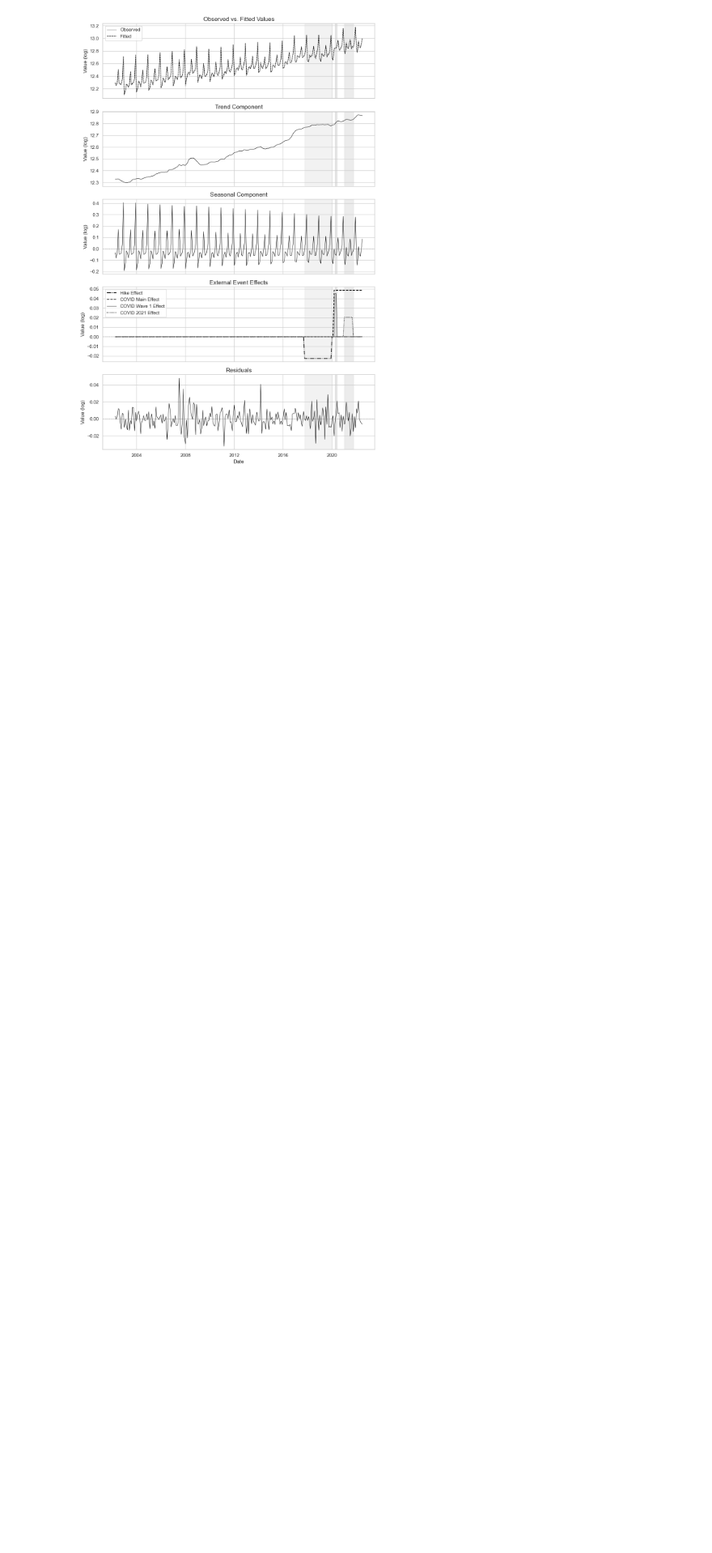
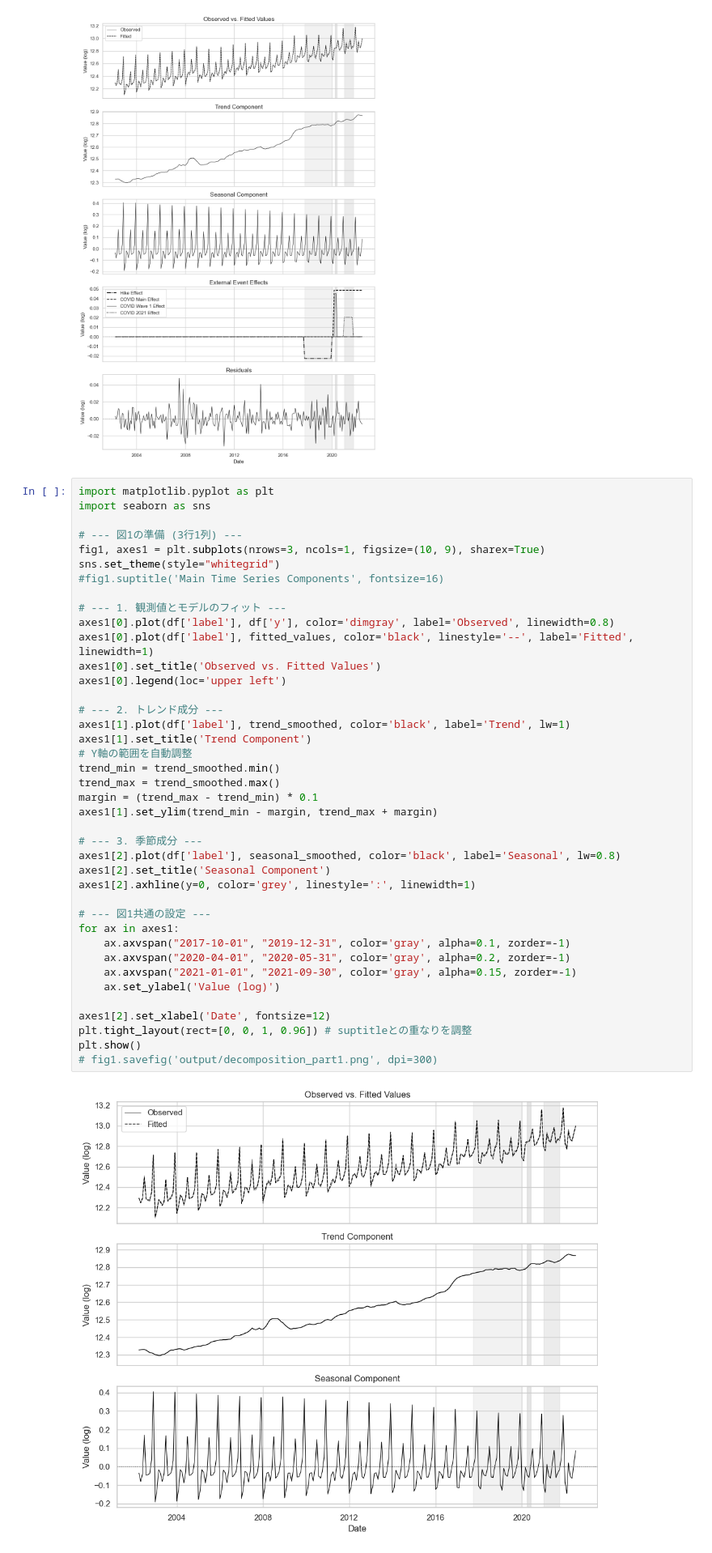
Before and after one commit to Fuga420/Transport_amount_project, a Jupyter notebook: notebooks/Transport_amount.ipynb, the cells around one changed output. Shown at 81% size. Saved outputs shown, nothing was run; the diff lists cells and outputs as text; blank space fills up the shorter version.

```diff
--- a/notebooks/Transport_amount.ipynb
+++ b/notebooks/Transport_amount.ipynb
@@ -1812,3 +1812,45 @@ plt.tight_layout()
 plt.show()
 # %% [output]
 [figure]
+# %%
+import matplotlib.pyplot as plt
+import seaborn as sns
+
+# --- 図1の準備 (3行1列) ---
+fig1, axes1 = plt.subplots(nrows=3, ncols=1, figsize=(10, 9), sharex=True)
+sns.set_theme(style="whitegrid")
+#fig1.suptitle('Main Time Series Components', fontsize=16)
+
+# --- 1. 観測値とモデルのフィット ---
+axes1[0].plot(df['label'], df['y'], color='dimgray', label='Observed', linewidth=0.8)
+axes1[0].plot(df['label'], fitted_values, color='black', linestyle='--', label='Fitted', linewidth=1)
+axes1[0].set_title('Observed vs. Fitted Values')
+axes1[0].legend(loc='upper left')
+
+# --- 2. トレンド成分 ---
+axes1[1].plot(df['label'], trend_smoothed, color='black', label='Trend', lw=1)
+axes1[1].set_title('Trend Component')
+# Y軸の範囲を自動調整
+trend_min = trend_smoothed.min()
+trend_max = trend_smoothed.max()
+margin = (trend_max - trend_min) * 0.1
+axes1[1].set_ylim(trend_min - margin, trend_max + margin)
+
+# --- 3. 季節成分 ---
+axes1[2].plot(df['label'], seasonal_smoothed, color='black', label='Seasonal', lw=0.8)
+axes1[2].set_title('Seasonal Component')
+axes1[2].axhline(y=0, color='grey', linestyle=':', linewidth=1)
+
+# --- 図1共通の設定 ---
+for ax in axes1:
+    ax.axvspan("2017-10-01", "2019-12-31", color='gray', alpha=0.1, zorder=-1)
+    ax.axvspan("2020-04-01", "2020-05-31", color='gray', alpha=0.2, zorder=-1)
+    ax.axvspan("2021-01-01", "2021-09-30", color='gray', alpha=0.15, zorder=-1)
+    ax.set_ylabel('Value (log)')
+
+axes1[2].set_xlabel('Date', fontsize=12)
+plt.tight_layout(rect=[0, 0, 1, 0.96]) # suptitleとの重なりを調整
+plt.show()
+# fig1.savefig('output/decomposition_part1.png', dpi=300)
+# %% [output]
+[figure, added]
```
Also changed, not shown: parts of 1 cell of this notebook, 4 other files.
